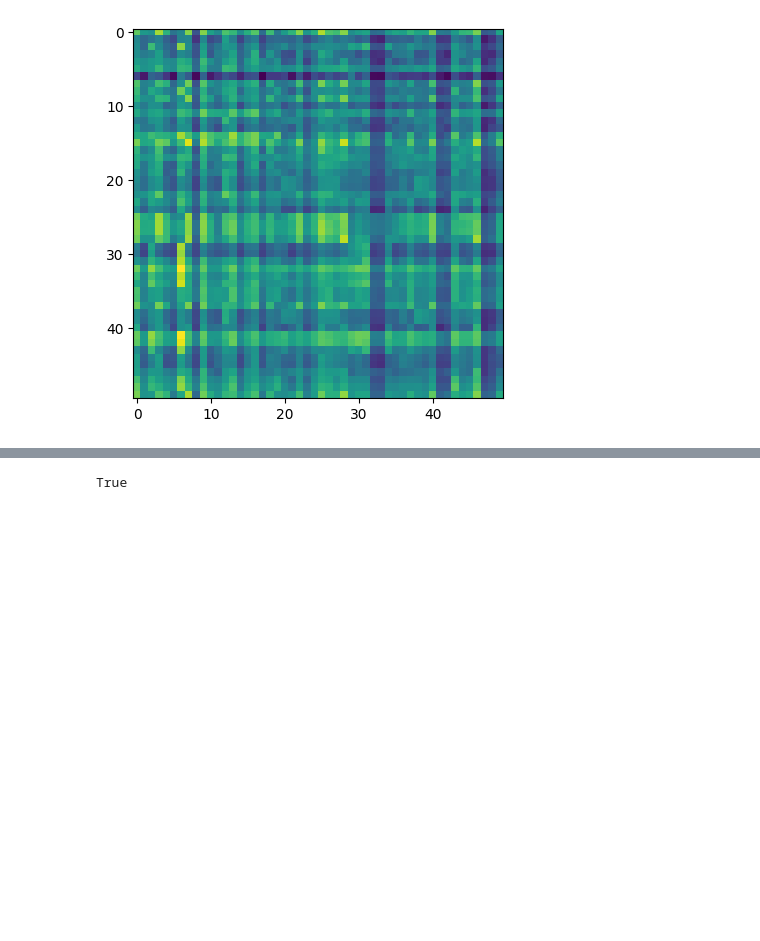
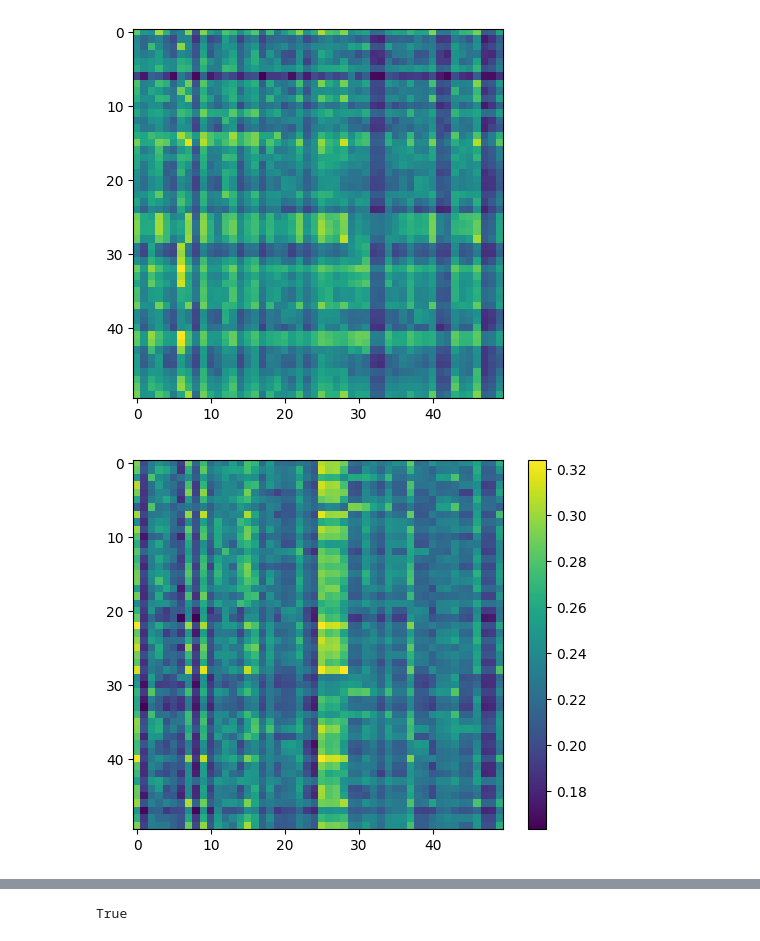
Before and after one commit to nanbohra/ImageRecommendation_ProductMatching, a Jupyter notebook: get_img_embeddings.ipynb, the cells around one changed output, grey strips where cells are left out. Cells and saved outputs as stored; diff of their text form; code cells hidden in the pictures; blank space fills up the shorter version.

```diff
--- a/get_img_embeddings.ipynb
+++ b/get_img_embeddings.ipynb
@@ -270,3 +342,17 @@ plt.imshow(cos_sim)
 plt.show()
 # %% [output]
 [figure]
+# %%
+
+# Normalize both image and text embeddings
+image_embeddings = img_emb / np.linalg.norm(img_emb, axis=1, keepdims=True)
+text_embeddings = text_emb / np.linalg.norm(text_emb, axis=1, keepdims=True)
+
+# Compute cosine similarity between images and text (each row corresponds to one image-text pair)
+image_text_sim = np.dot(image_embeddings, text_embeddings.T)
+
+# Visualize the similarity matrix
+plt.imshow(image_text_sim, cmap="viridis")
+plt.show()
+# %% [output]
+[figure, added]
```
Also changed, not shown: parts of 14 cells of this notebook, 16 other files.
